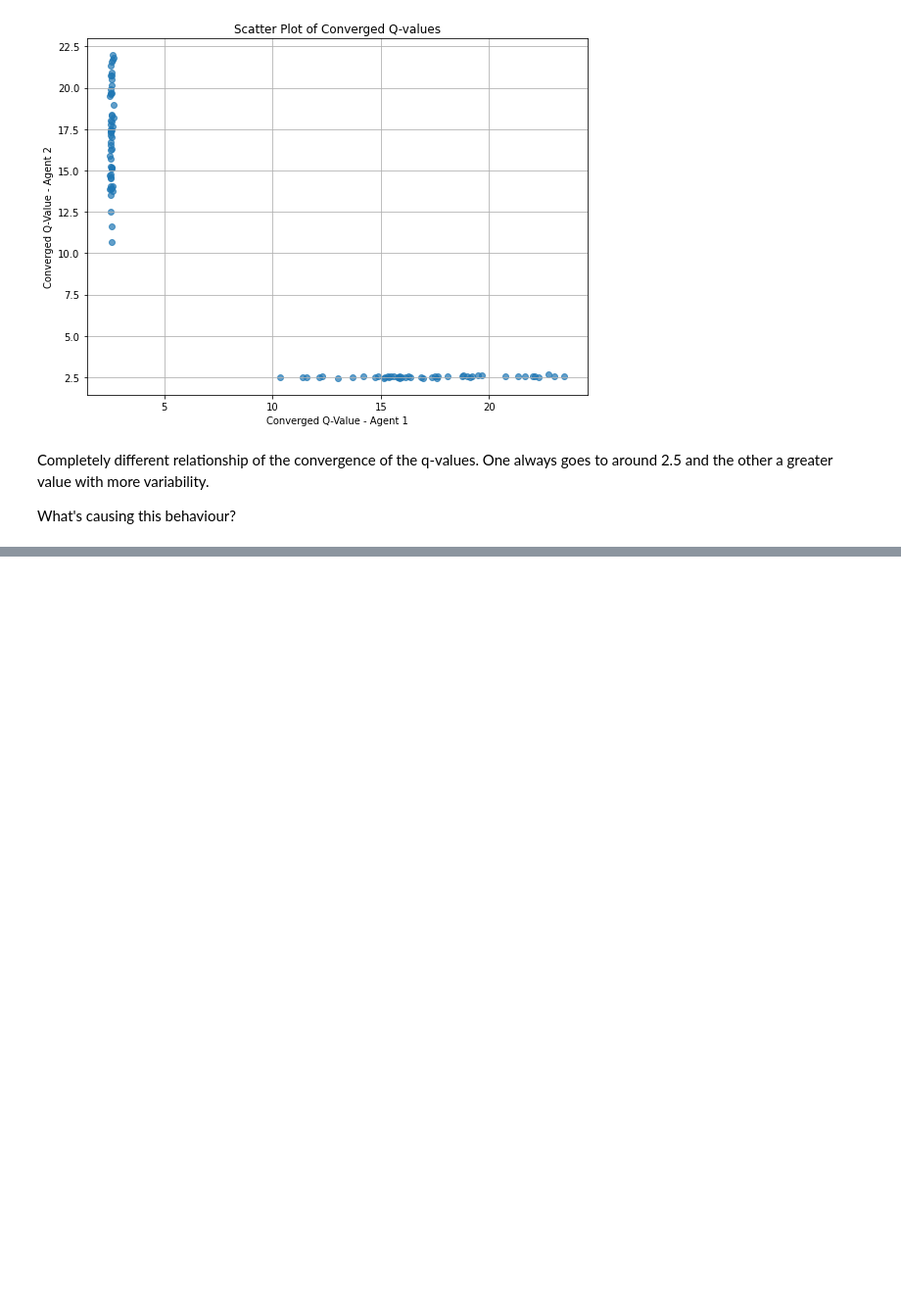
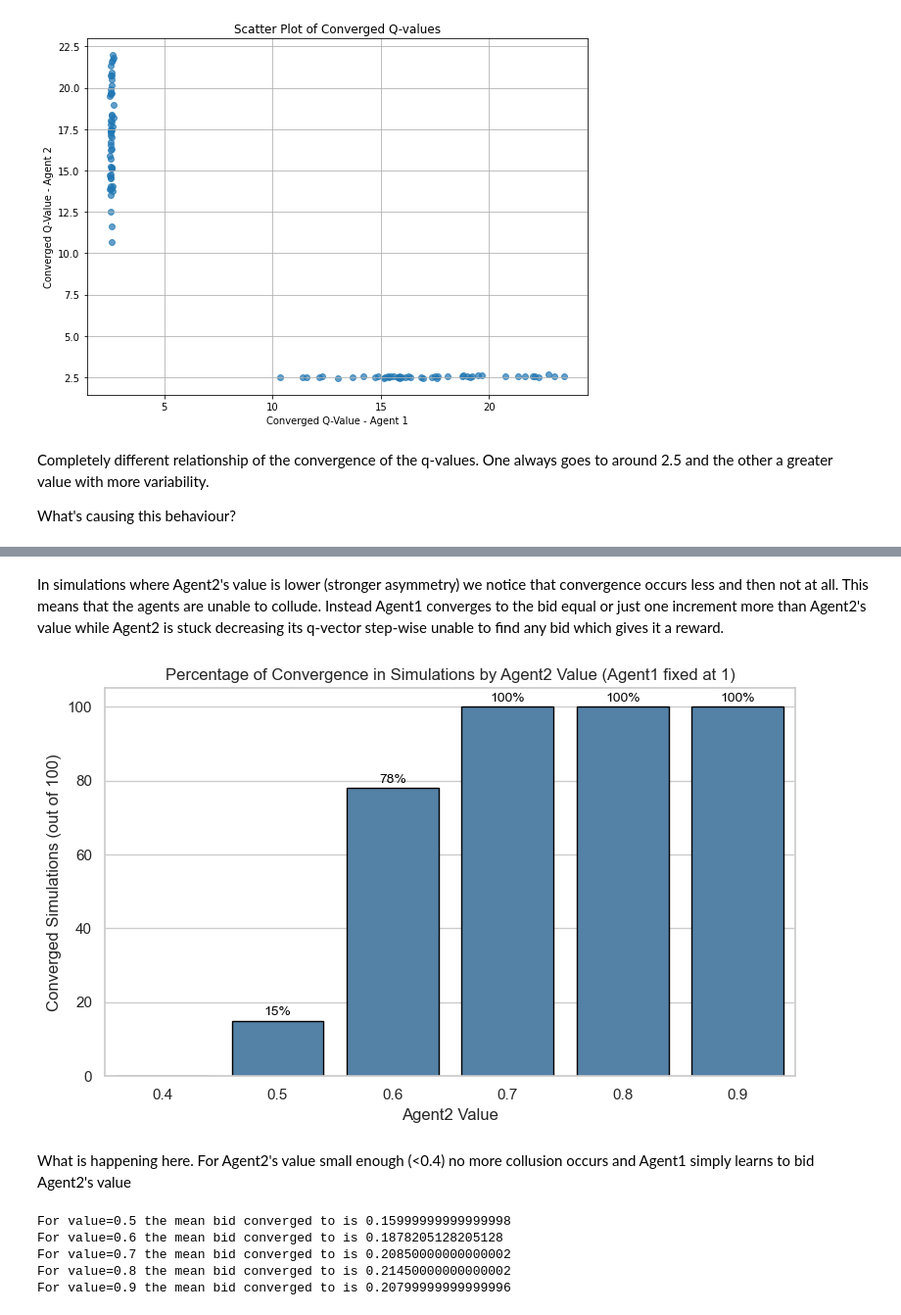
Before and after one commit to Gmo23/auction_thesis, a Jupyter notebook: Simulation_results.ipynb, the cells around one changed output, grey strips where cells are left out. Shown: that part at 98% size. Cells and saved outputs as stored; diff of their text form; code cells hidden in the pictures; blank space fills up the shorter version.

```diff
--- a/Simulation_results.ipynb
+++ b/Simulation_results.ipynb
@@ -487,0 +435,8 @@ plt.show()
+# %%
+total_runs = 100 #For each value of Agent2 there are 100 simulation
+
+na_counts = [int(df['rounds_to_convergence'].isna().sum()) for df in dfs] #count the number of times no convergence occurs
+converged_counts = [total_runs - na for na in na_counts]
+
+
+print("NA counts by Agent2 value:", converged_counts)
@@ -487,0 +476,38 @@ plt.show()
+# %% [markdown]
+In simulations where Agent2's value is lower (stronger asymmetry) we notice that convergence occurs less and then not at all. This means that the agents are unable to collude. Instead Agent1 converges to the bid equal or just one increment more than Agent2's value while Agent2 is stuck decreasing its q-vector step-wise unable to find any bid which gives it a reward.
+# %%
+x_labels = [str(v) for v in agent2_values]
+
+sns.set_theme(style="whitegrid")
+
+# Plot with categorical x-axis (so each label lines up under its bar)
+plt.figure(figsize=(8,5))
+ax = sns.barplot(
+    x=x_labels,                # categorical
+    y=converged_counts,
+    color="steelblue",
+    edgecolor="black"
+)
+
+# Annotate each bar
+for p in ax.patches:
+    height = p.get_height()
+    ax.annotate(
+        f"{int(height)}%",
+        (p.get_x() + p.get_width() / 2, height-1.2),
+        ha="center", va="bottom",
+        fontsize=10, color="black",
+        xytext=(0, 5), textcoords="offset points"
+    )
+
+ax.set_xlabel("Agent2 Value")
+ax.set_ylabel("Converged Simulations (out of 100)")
+ax.set_title("Percentage of Convergence in Simulations by Agent2 Value (Agent1 fixed at 1)")
+ax.set_xticklabels(x_labels)
+
+plt.tight_layout()
+plt.show()
+# %% [output]
+[figure, added]
+# %% [markdown]
+What is happening here. For Agent2's value small enough (<0.4) no more collusion occurs and Agent1 simply learns to bid Agent2's value
@@ -487,0 +518,19 @@ plt.show()
+# %%
+mean_bid_05 = clean_value_05['converged_bid_Agent1'].mean()
+mean_bid_06 = clean_value_06['converged_bid_Agent1'].mean()
+mean_bid_07 = value_07['converged_bid_Agent1'].mean()
+mean_bid_08 = value_08['converged_bid_Agent1'].mean()
+mean_bid_09 = value_09['converged_bid_Agent1'].mean()
+
+print(f"""
+For value=0.5 the mean bid converged to is {mean_bid_05}
+For value=0.6 the mean bid converged to is {mean_bid_06}
+For value=0.7 the mean bid converged to is {mean_bid_07}
+For value=0.8 the mean bid converged to is {mean_bid_08}
+For value=0.9 the mean bid converged to is {mean_bid_09}""")
+# %% [output]
+For value=0.5 the mean bid converged to is 0.15999999999999998
+For value=0.6 the mean bid converged to is 0.1878205128205128
+For value=0.7 the mean bid converged to is 0.20850000000000002
+For value=0.8 the mean bid converged to is 0.21450000000000002
+For value=0.9 the mean bid converged to is 0.20799999999999996
```
Also changed, not shown: parts of 23 cells of this notebook, 5 other files.
